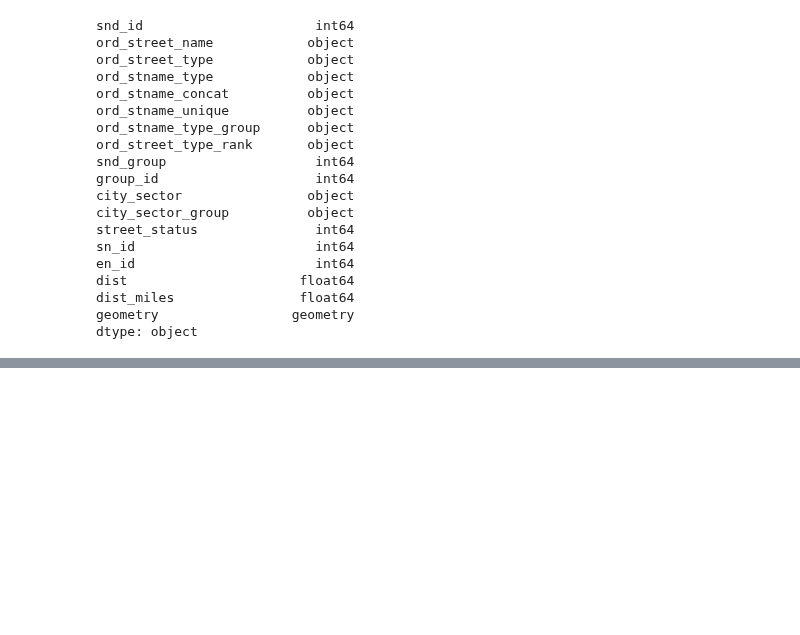
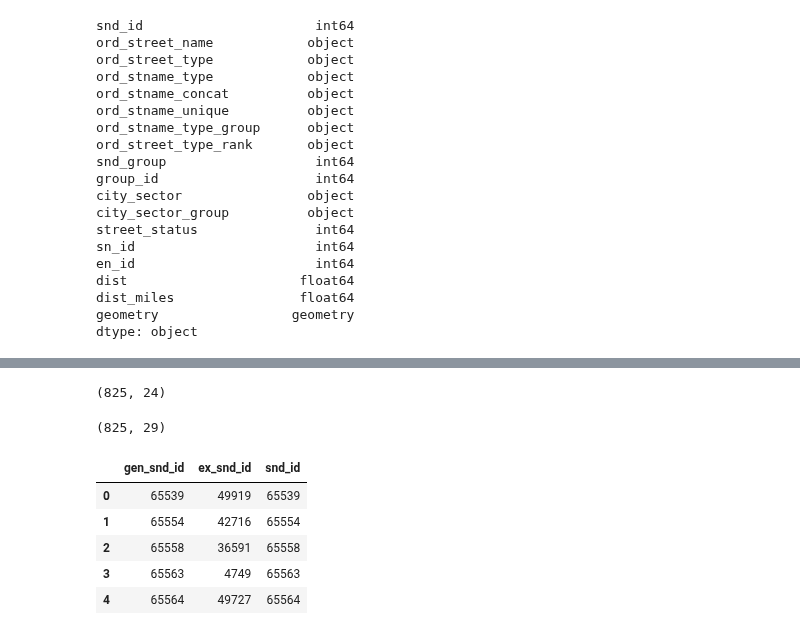
Before and after one commit to mike-babb/seattle_streets, a Jupyter notebook: code/step_13_find_missing_but_valid_segments.ipynb, the cells around one changed output, grey strips where cells are left out. Drawn from its saved outputs; the diff is of its cells as text; code cells hidden in the pictures; blank space fills up the shorter version.

```diff
--- a/code/step_13_find_missing_but_valid_segments.ipynb
+++ b/code/step_13_find_missing_but_valid_segments.ipynb
@@ -160,0 +156,3 @@ write_gdf(gdf = gdf, output_file_path=rc.OUTPUT_FILE_PATH,
+# %%
+# compute logs of distance
+gdf['dist_miles_log'] = np.log10(gdf['dist_miles'])
@@ -160,0 +409,45 @@ write_gdf(gdf = gdf, output_file_path=rc.OUTPUT_FILE_PATH,
+# %%
+ex_seg_df = gdf.loc[gdf['street_status_reclass'].isin(('2_1', '3_1')), :]
+# %%
+ex_seg_df.shape
+# %% [output]
+(825, 24)
+# %%
+# what are the existing snd id?
+def get_snd_id(row):
+    # and sort it!
+    gen_snd_id = row['snd_id']
+    sn_id = row['sn_id']
+    en_id = row['en_id']
+    node_id_list = [sn_id, en_id]
+    node_id_list.sort()
+    node_pair_hash = hash(tuple(node_id_list))
+
+    test_c_gdf = c_gdf.loc[(c_gdf['t_intr_id'] == sn_id) &
+                           (c_gdf['f_intr_id'] == en_id), :]
+    if test_c_gdf.empty:
+        test_c_gdf = c_gdf.loc[(c_gdf['t_intr_id'] == en_id) &
+                           (c_gdf['f_intr_id'] == sn_id), :]
+
+    snd_id = test_c_gdf['snd_id'].iloc[0]
+
+
+    return [gen_snd_id, sn_id, en_id, node_pair_hash, snd_id]
+
+snd_id = ex_seg_df.apply(func = get_snd_id, axis = 1).tolist()
+snd_df = pd.DataFrame(data = snd_id, columns = ['gen_snd_id', 'sn_id_ordered', 'en_id_ordered', 'node_pair_hash', 'ex_snd_id'])
+snd_gdf = pd.merge( left = ex_seg_df, right = snd_df,  left_on = 'snd_id', right_on='gen_snd_id')
+snd_gdf.shape
+# %% [output]
+(825, 29)
+# %%
+col_names = ['gen_snd_id', 'ex_snd_id', 'snd_id']
+# %%
+snd_gdf[col_names].head()
+# %% [output]
+|  | gen_snd_id | ex_snd_id | snd_id |
+| 0 | 65539 | 49919 | 65539 |
+| 1 | 65554 | 42716 | 65554 |
+| 2 | 65558 | 36591 | 65558 |
+| 3 | 65563 | 4749 | 65563 |
+| 4 | 65564 | 49727 | 65564 |
```
Also changed, not shown: parts of 53 cells of this notebook, 19 other files.
